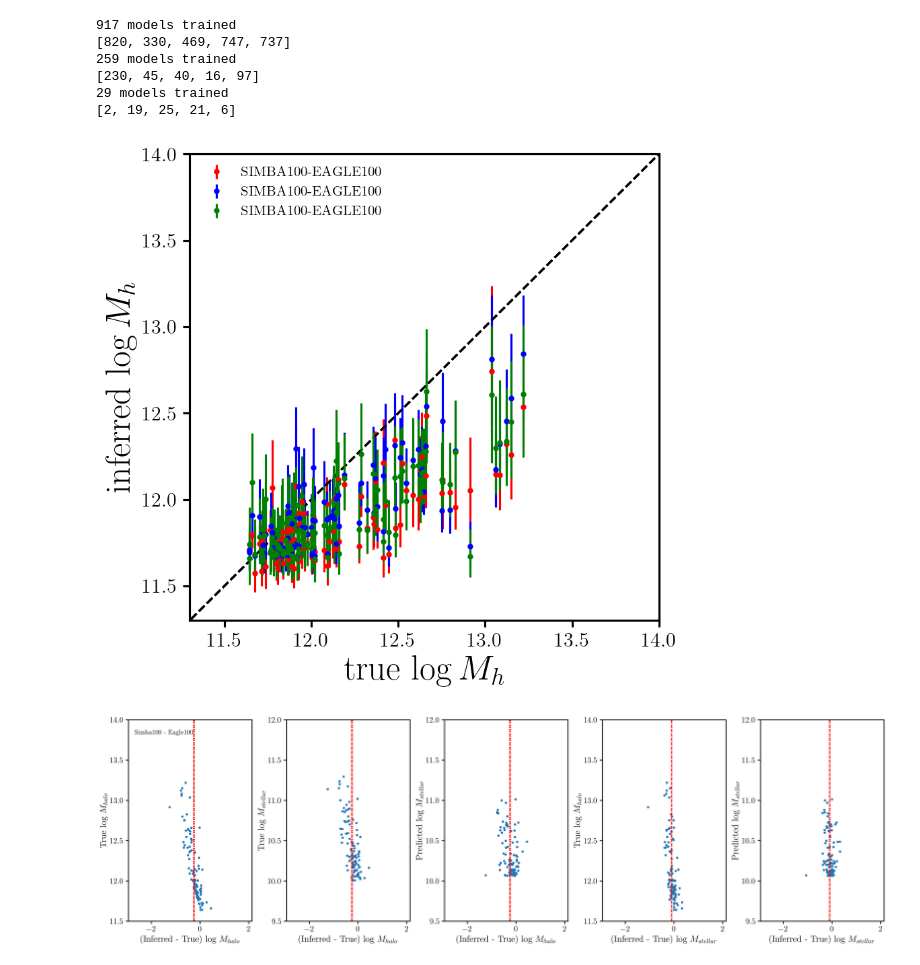
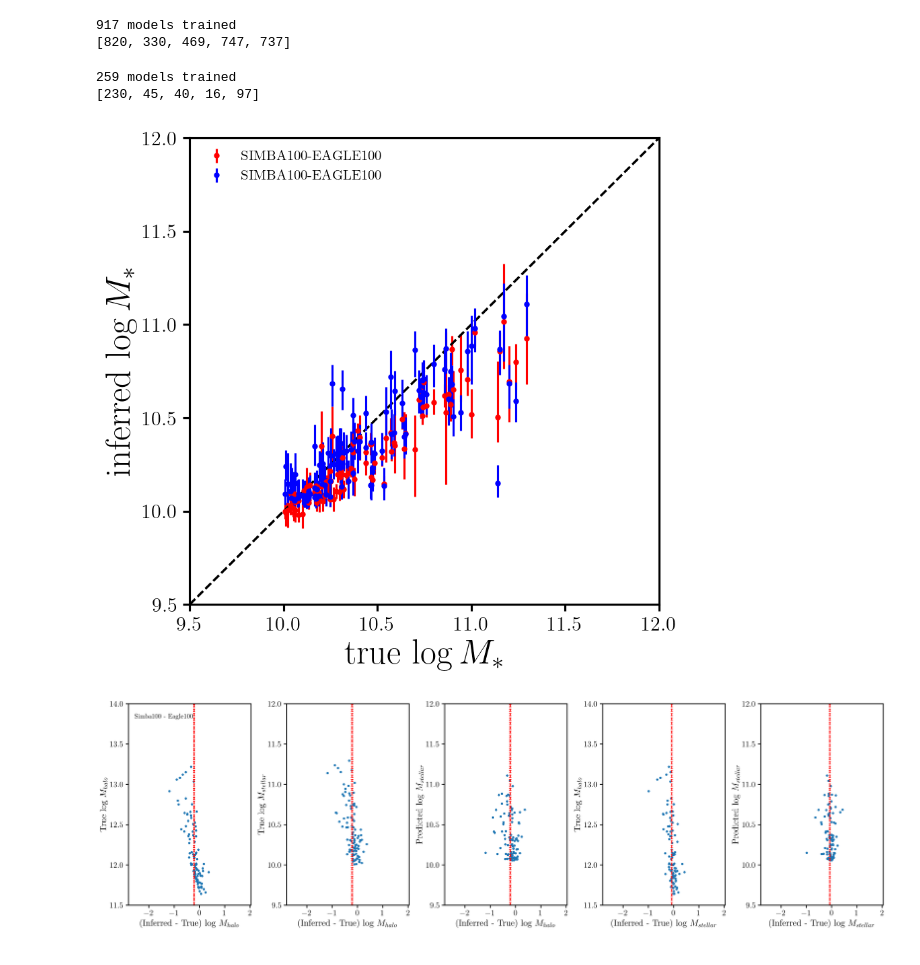
Before and after one commit to galactic-ai/haloflow, a Jupyter notebook: bin/dann/quantitative_estm.ipynb, the cells around one changed output. Saved outputs shown, nothing was run; the diff lists cells and outputs as text; code cells hidden in the pictures.

Commit message:
add quantitative estimate plots

```diff
--- a/bin/dann/quantitative_estm.ipynb
+++ b/bin/dann/quantitative_estm.ipynb
@@ -24,59 +24,39 @@ ax, y_true, y_pred = P.plot_true_pred(
     test_obs=obs,
     test_sim=test_sim,
     device='cpu',
-    mass='halo',
+    mass='stellar',
     data_dir=data_dir,
     with_dann=False,
     fmt='.r',
 )
 
 try:
     ax, y_true, y_pred = P.plot_true_pred(
         ax,
         train_obs=obs,
         dann_sim=test_sim,
         npe_train_sim=npe_train_sim,
         test_obs=obs,
         test_sim=test_sim,
         device='cpu',
-        mass='halo',
+        mass='stellar',
         data_dir=data_dir,
         with_dann=True,
         fmt='.b',
     )
 except Exception as e:
     print(f"Error plotting DANN results: {e}")
     print("Continuing without DANN results.")
 
-try:
-    ax, y_true, y_pred = P.plot_true_pred(
-        ax,
-        train_obs=obs,
-        dann_sim=test_sim,
-        npe_train_sim=npe_train_sim,
-        test_obs=obs,
-        test_sim=test_sim,
-        device='cpu',
-        mass='halo',
-        data_dir=data_dir,
-        with_mmd=True,
-        fmt='.g',
-    )
-except Exception as e:
-    print(f"Error plotting MMD results: {e}")
-    print("Continuing without MMD results.")
-
 ax.legend()
 
 y_nde_q0, y_nde_q1, y_nde_q2 = np.quantile(y_pred, (0.16, 0.5, 0.84), axis=1)
 # %% [output]
 917 models trained
 [820, 330, 469, 747, 737]
-259 models trained
-[230, 45, 40, 16, 97]
-29 models trained
-[2, 19, 25, 21, 6]
+259 models trained
+[230, 45, 40, 16, 97]
-[figure, old version]
+[figure, new version]
 # %%
 plt.rcParams['axes.labelsize'] = 16
 
@@ -153,4 +133,4 @@ ax[0].text(0.05, 0.95, f'{npe_train_sim} - {test_sim}', transform=ax[0].transAxe
 
 plt.tight_layout()
 # %% [output]
-[figure, old version]
+[figure, new version]
```
